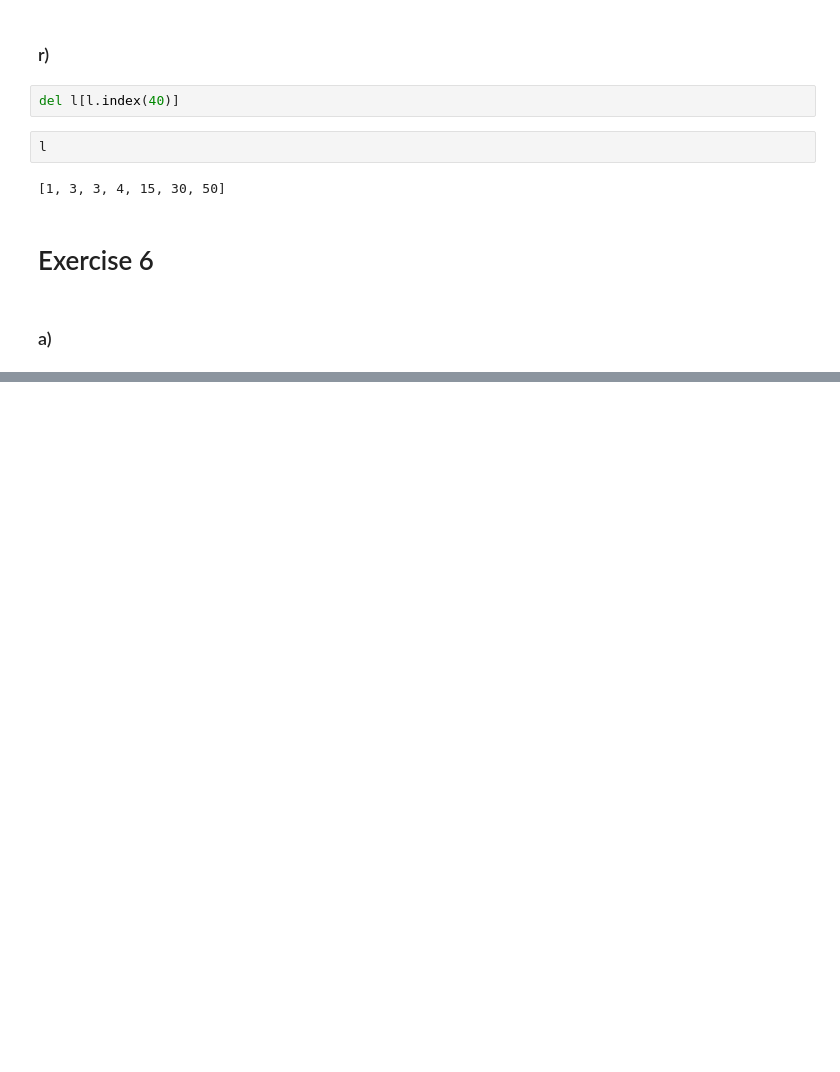
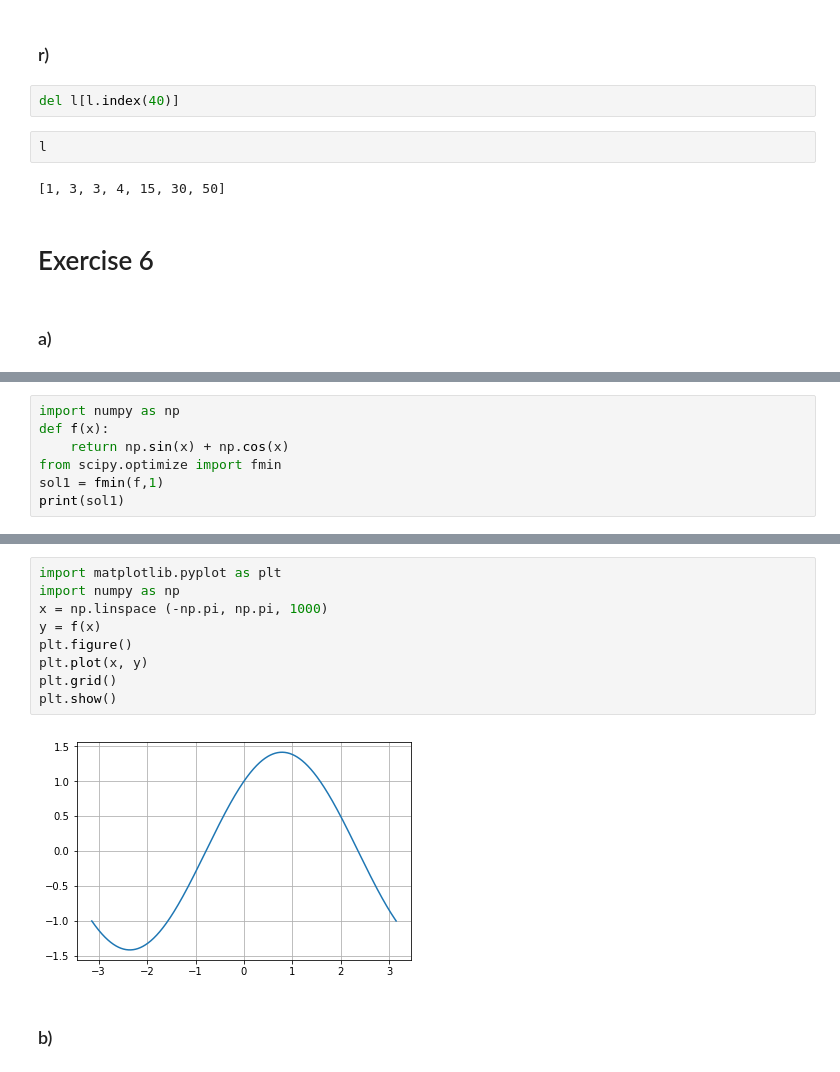
Before and after one commit to jqnoc/scientific-python, a Jupyter notebook: exercises.ipynb, the cells around one changed output, grey strips where cells are left out. Cells and saved outputs as stored; diff of their text form; blank space fills up the shorter version.

```diff
--- a/exercises.ipynb
+++ b/exercises.ipynb
@@ -328,0 +375,7 @@ l
+# %%
+import numpy as np
+def f(x):
+    return np.sin(x) + np.cos(x)
+from scipy.optimize import fmin
+sol1 = fmin(f,1)
+print(sol1)
@@ -328,0 +397,13 @@ l
+# %%
+import matplotlib.pyplot as plt
+import numpy as np
+x = np.linspace (-np.pi, np.pi, 1000)
+y = f(x)
+plt.figure()
+plt.plot(x, y)
+plt.grid()
+plt.show()
+# %% [output]
+[figure, added]
+# %% [markdown]
+### b)
```
Also changed, not shown: parts of 16 cells of this notebook, 2 other files.
